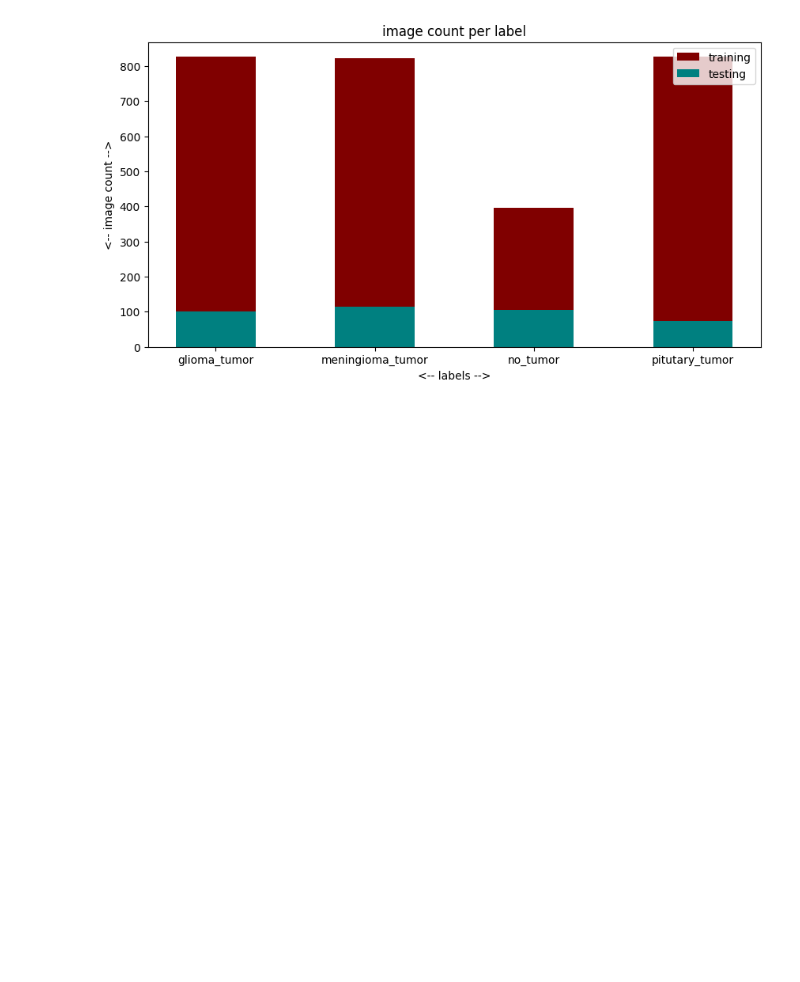
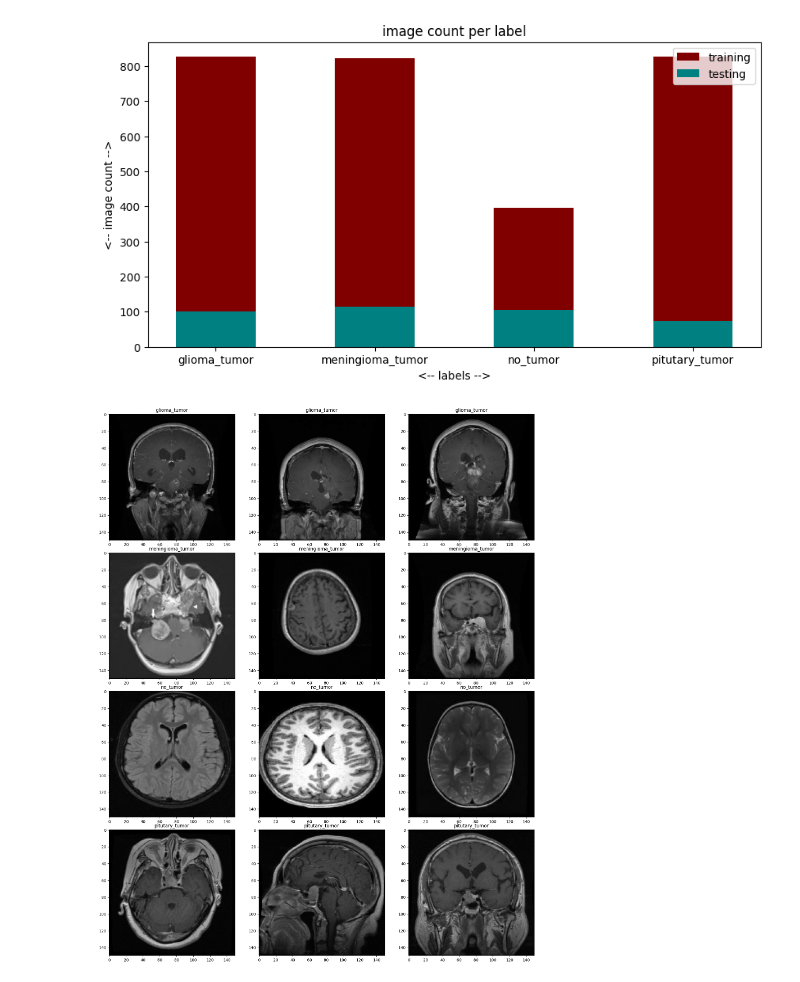
Before and after one commit to Layth17/mri_analysis, a Jupyter notebook: eda.ipynb, the cells around one changed output. Cells and saved outputs as stored; diff of their text form; code cells hidden in the pictures; blank space fills up the shorter version.

Commit message:
display some images

```diff
--- a/eda.ipynb
+++ b/eda.ipynb
@@ -112,3 +117,21 @@ plt.legend()
 plt.show()
 # %% [output]
 [figure]
+# %%
+col=3
+row=4
+
+fig, ax = plt.subplots(row, col,figsize=(20,25))
+fig.subplots_adjust(hspace=0.1, wspace=0.1)
+
+for r,label in enumerate(classes):
+    condition = (y_train == label)
+    elements = X_train[condition]
+    for c in range(col):
+        img = int(np.random.uniform(0, len(elements)))
+        ax[r, c].imshow(elements[img])
+        ax[r, c].set_title(classes[label])
+
+plt.show()
+# %% [output]
+[figure, added]
```
Also changed, not shown: parts of 2 cells of this notebook, 1 other file.
